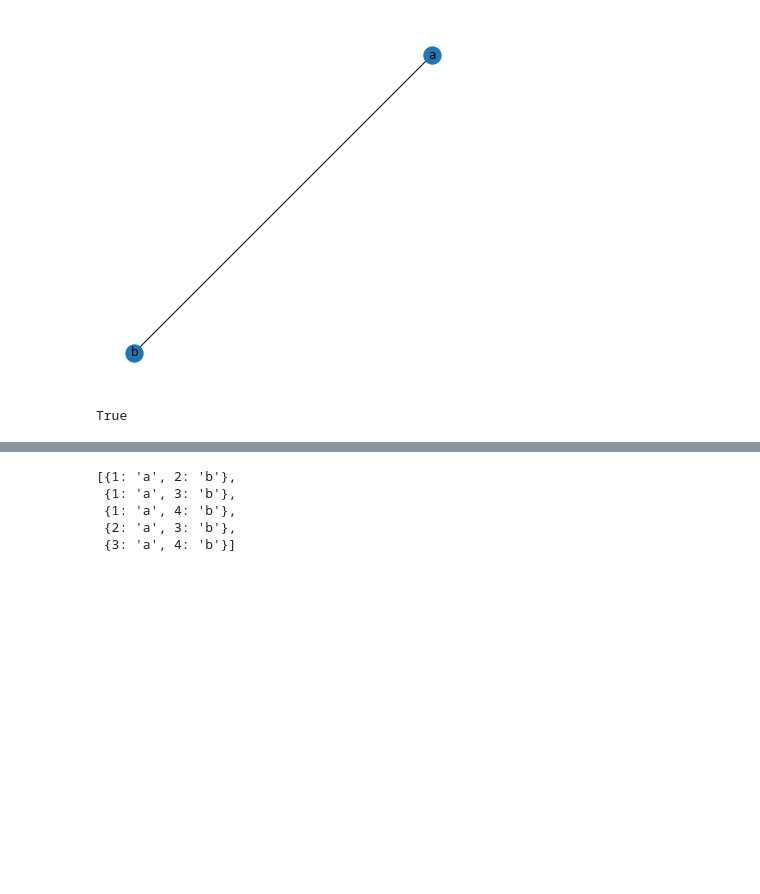
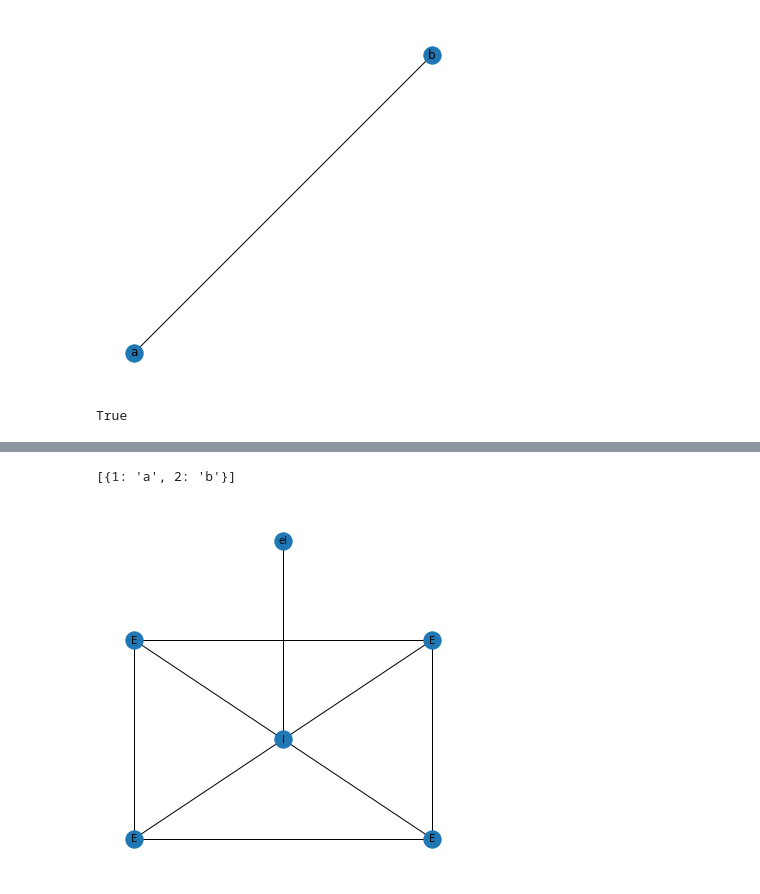
Before and after one commit to retkiewi/quadrangularMeshGrammar, a Jupyter notebook: visualization/thats_how_isomorphism_works.ipynb, the cells around one changed output, grey strips where cells are left out. Drawn from its saved outputs; the diff is of its cells as text; code cells hidden in the pictures; blank space fills up the shorter version.

```diff
--- a/visualization/thats_how_isomorphism_works.ipynb
+++ b/visualization/thats_how_isomorphism_works.ipynb
@@ -89,14 +90,14 @@ from typing import Dict, List
 import networkx as nx
 
 def find_isomorphisms(G_main: nx.Graph, G_to_find: nx.Graph, filter_duplicates=True) -> List[Dict]:
-	GM = nx.algorithms.isomorphism.GraphMatcher(G_main, G_to_find)
+	GM = nx.algorithms.isomorphism.GraphMatcher(G_main, G_to_find, node_match=lambda n1,n2: n1['label']==n2['label'])
 
 	if not GM.subgraph_is_isomorphic():
 		return []
 
 	isomorphisms = list(GM.subgraph_isomorphisms_iter())
 
-	if filter_duplicates:
+	if filter_duplicates and len(isomorphisms) > 1:
 		isomorphisms_filtered = []
 		for i in range(len(isomorphisms)):
 			for j in range(i+1,len(isomorphisms)):
@@ -106,11 +107,7 @@ def find_isomorphisms(G_main: nx.Graph, G_to_find: nx.Graph, filter_duplicates=T
 		isomorphisms = isomorphisms_filtered
 
 	return isomorphisms
-# %%
-find_isomorphisms(G1, G2)
-# %% [output]
-[{1: 'a', 2: 'b'},
- {1: 'a', 3: 'b'},
- {1: 'a', 4: 'b'},
- {2: 'a', 3: 'b'},
- {3: 'a', 4: 'b'}]
+# %%
+find_isomorphisms(G1, G2)
+# %% [output]
+[{1: 'a', 2: 'b'}]
@@ -116,0 +162,9 @@ find_isomorphisms(G1, G2)
+# %%
+G = nx.Graph()
+G.add_node(1, node_color='red', label='El', pos=(0, 0))
+
+P1.apply(G)
+
+nx.draw(G, nx.get_node_attributes(G,'pos'), labels=nx.get_node_attributes(G,'label'), font_size=10)
+# %% [output]
+[figure, added]
```
Also changed, not shown: parts of 8 cells of this notebook, 2 other files.
